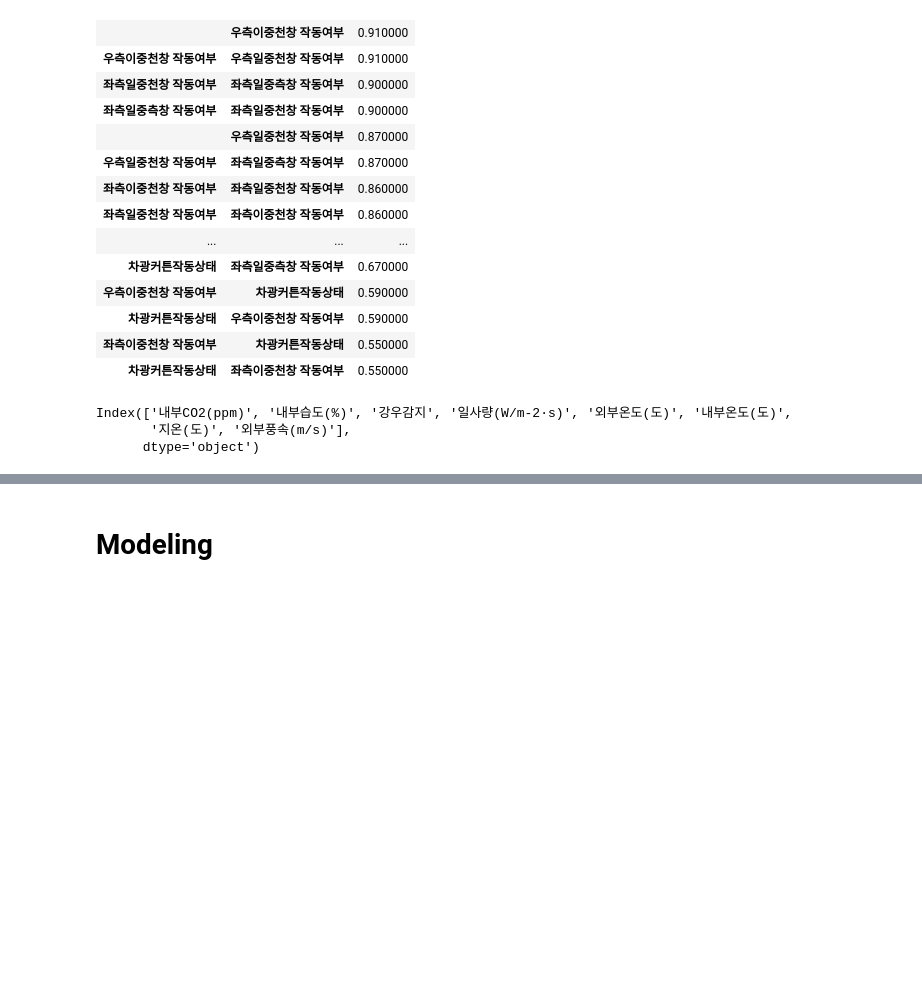
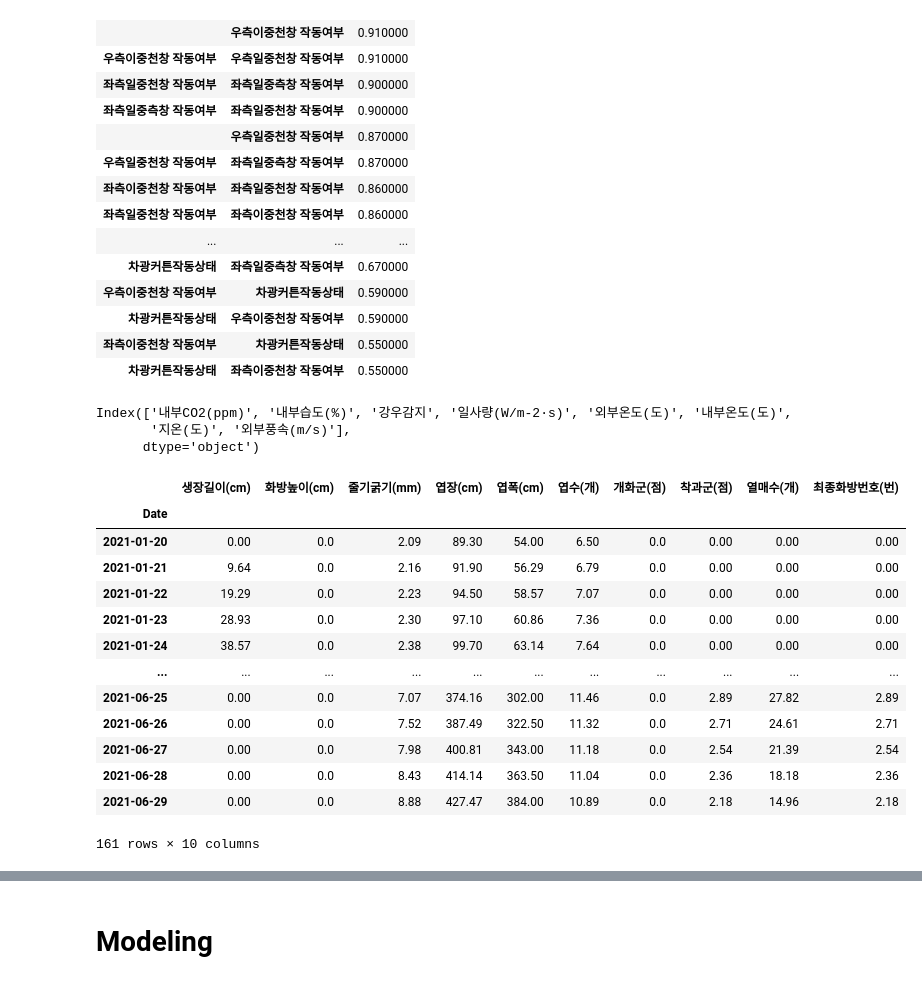
Before and after one commit to sexymonster/Projects, a Jupyter notebook: TeamProject/TomatoDataCustom.ipynb, the cells around one changed output, grey strips where cells are left out. Drawn from its saved outputs; the diff is of its cells as text; code cells hidden in the pictures; blank space fills up the shorter version.

```diff
--- a/TeamProject/TomatoDataCustom.ipynb
+++ b/TeamProject/TomatoDataCustom.ipynb
@@ -719,6 +716,23 @@ env2.columns
 Index(['내부CO2(ppm)', '내부습도(%)', '강우감지', '일사량(W/m-2·s)', '외부온도(도)', '내부온도(도)',
        '지온(도)', '외부풍속(m/s)'],
       dtype='object')
+# %%
+new_live1
+# %% [output]
+|  | 생장길이(cm) | 화방높이(cm) | 줄기굵기(mm) | 엽장(cm) | 엽폭(cm) | 엽수(개) | 개화군(점) | 착과군(점) | 열매수(개) | 최종화방번호(번) |
+| Date |  |  |  |  |  |  |  |  |  |  |
+| 2021-01-20 | 0.00 | 0.0 | 2.09 | 89.30 | 54.00 | 6.50 | 0.0 | 0.00 | 0.00 | 0.00 |
+| 2021-01-21 | 9.64 | 0.0 | 2.16 | 91.90 | 56.29 | 6.79 | 0.0 | 0.00 | 0.00 | 0.00 |
+| 2021-01-22 | 19.29 | 0.0 | 2.23 | 94.50 | 58.57 | 7.07 | 0.0 | 0.00 | 0.00 | 0.00 |
+| 2021-01-23 | 28.93 | 0.0 | 2.30 | 97.10 | 60.86 | 7.36 | 0.0 | 0.00 | 0.00 | 0.00 |
+| 2021-01-24 | 38.57 | 0.0 | 2.38 | 99.70 | 63.14 | 7.64 | 0.0 | 0.00 | 0.00 | 0.00 |
+| ... | ... | ... | ... | ... | ... | ... | ... | ... | ... | ... |
+| 2021-06-25 | 0.00 | 0.0 | 7.07 | 374.16 | 302.00 | 11.46 | 0.0 | 2.89 | 27.82 | 2.89 |
+| 2021-06-26 | 0.00 | 0.0 | 7.52 | 387.49 | 322.50 | 11.32 | 0.0 | 2.71 | 24.61 | 2.71 |
+| 2021-06-27 | 0.00 | 0.0 | 7.98 | 400.81 | 343.00 | 11.18 | 0.0 | 2.54 | 21.39 | 2.54 |
+| 2021-06-28 | 0.00 | 0.0 | 8.43 | 414.14 | 363.50 | 11.04 | 0.0 | 2.36 | 18.18 | 2.36 |
+| 2021-06-29 | 0.00 | 0.0 | 8.88 | 427.47 | 384.00 | 10.89 | 0.0 | 2.18 | 14.96 | 2.18 |
+161 rows × 10 columns
 # %%
 df_merge1 = pd.merge(new_live1, env1, left_index=True, right_index=True, how='outer')
 df_merge2 = pd.merge(new_live2, env2, left_index=True, right_index=True, how='outer')
```
Also changed, not shown: parts of 27 cells of this notebook.
